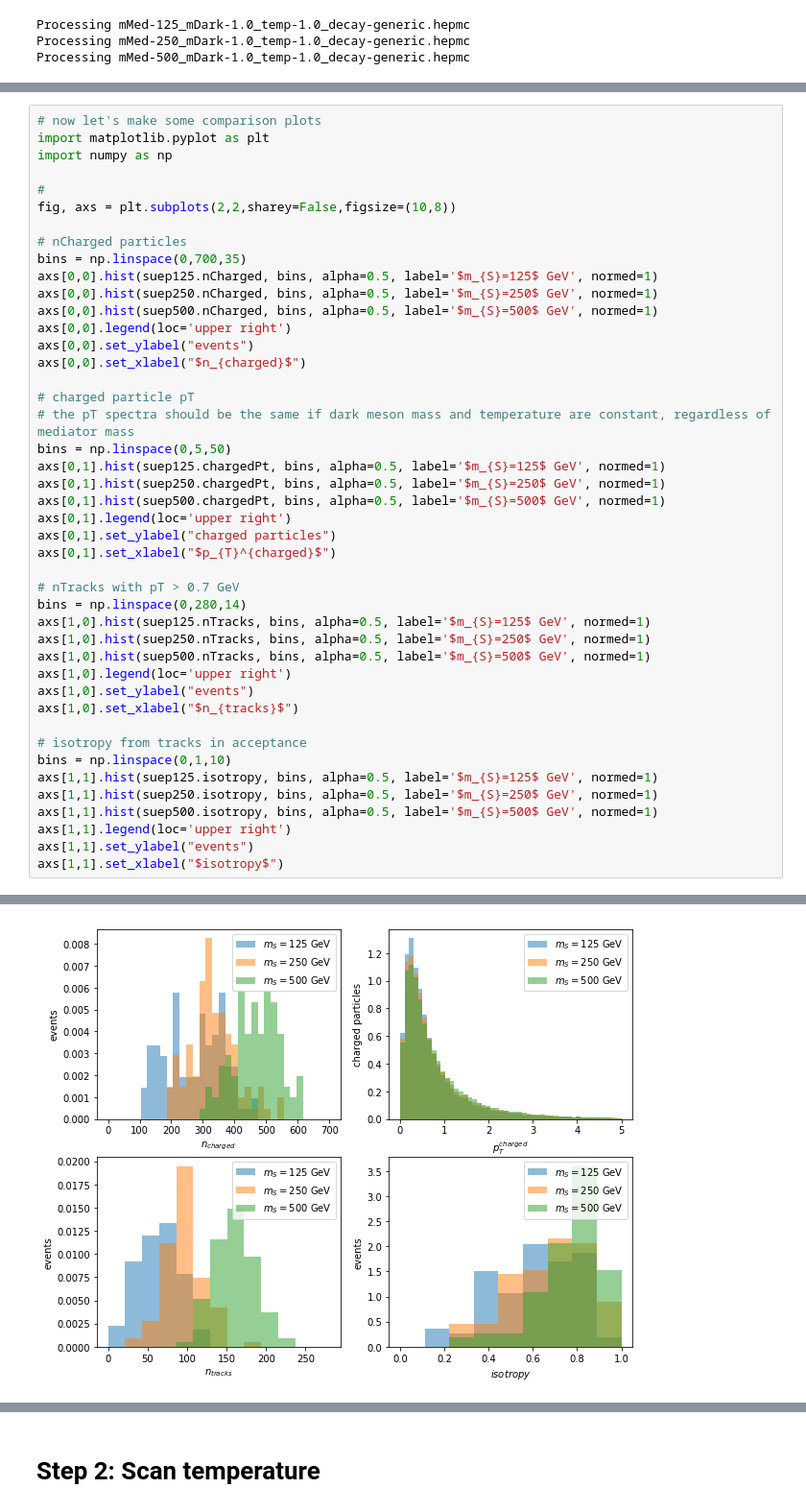
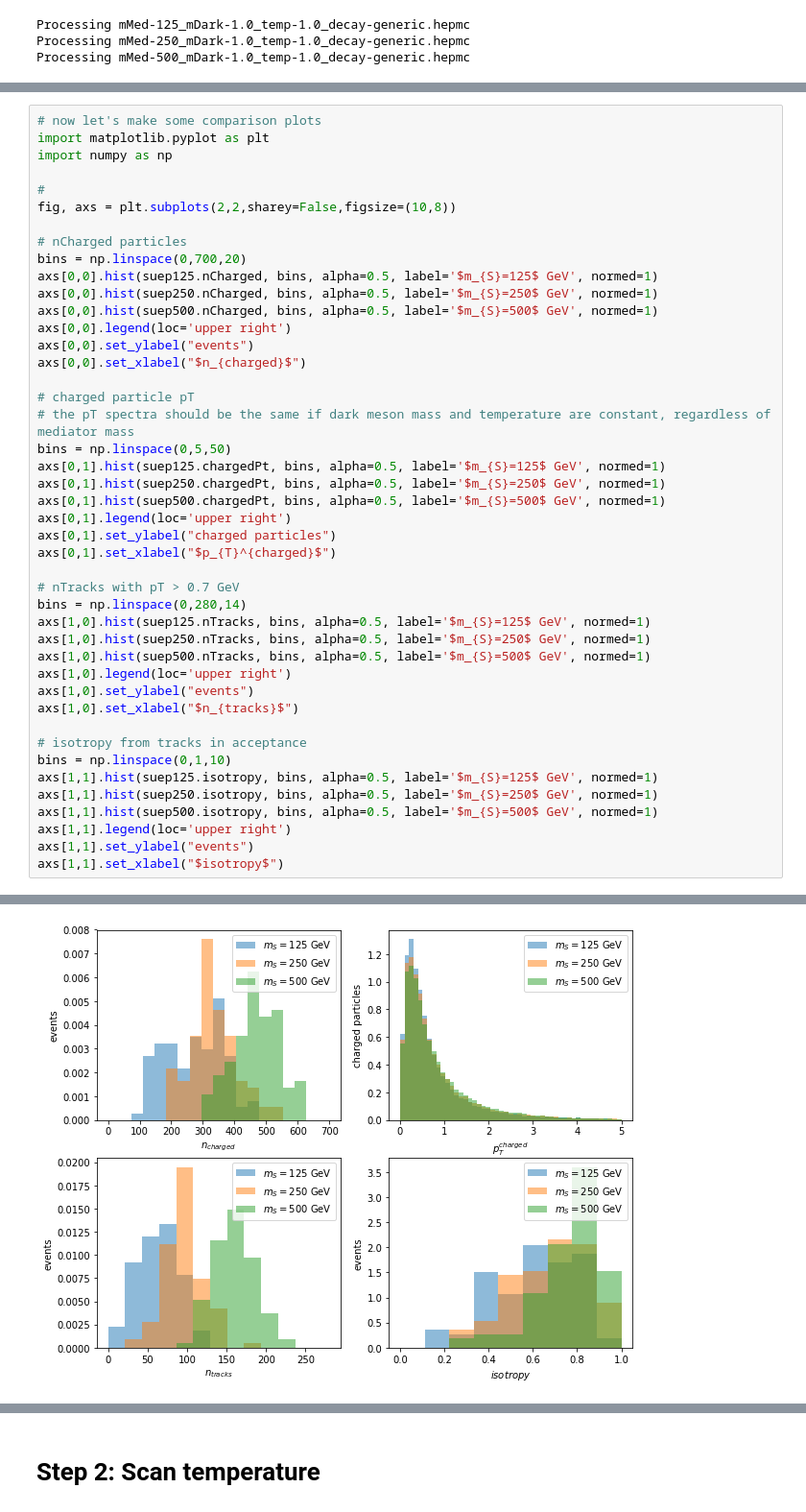
Before and after one commit to kdipetri/suepTutorial, a Jupyter notebook: tutorial.ipynb, the cells around one changed output, grey strips where cells are left out. Shown: that part at 96% size. Drawn from its saved outputs; the diff is of its cells as text.

```diff
--- a/tutorial.ipynb
+++ b/tutorial.ipynb
@@ -111,7 +113,7 @@ import numpy as np
 fig, axs = plt.subplots(2,2,sharey=False,figsize=(10,8))
 
 # nCharged particles
-bins = np.linspace(0,700,35)
+bins = np.linspace(0,700,20)
 axs[0,0].hist(suep125.nCharged, bins, alpha=0.5, label='$m_{S}=125$ GeV', normed=1)
 axs[0,0].hist(suep250.nCharged, bins, alpha=0.5, label='$m_{S}=250$ GeV', normed=1)
 axs[0,0].hist(suep500.nCharged, bins, alpha=0.5, label='$m_{S}=500$ GeV', normed=1)
@@ -151,2 +155,2 @@ Text(0.5, 0, '$isotropy$')
-[figure, old version]
+[figure, new version]
 # %%
```
Also changed, not shown: parts of 16 cells of this notebook, 1 other file.
